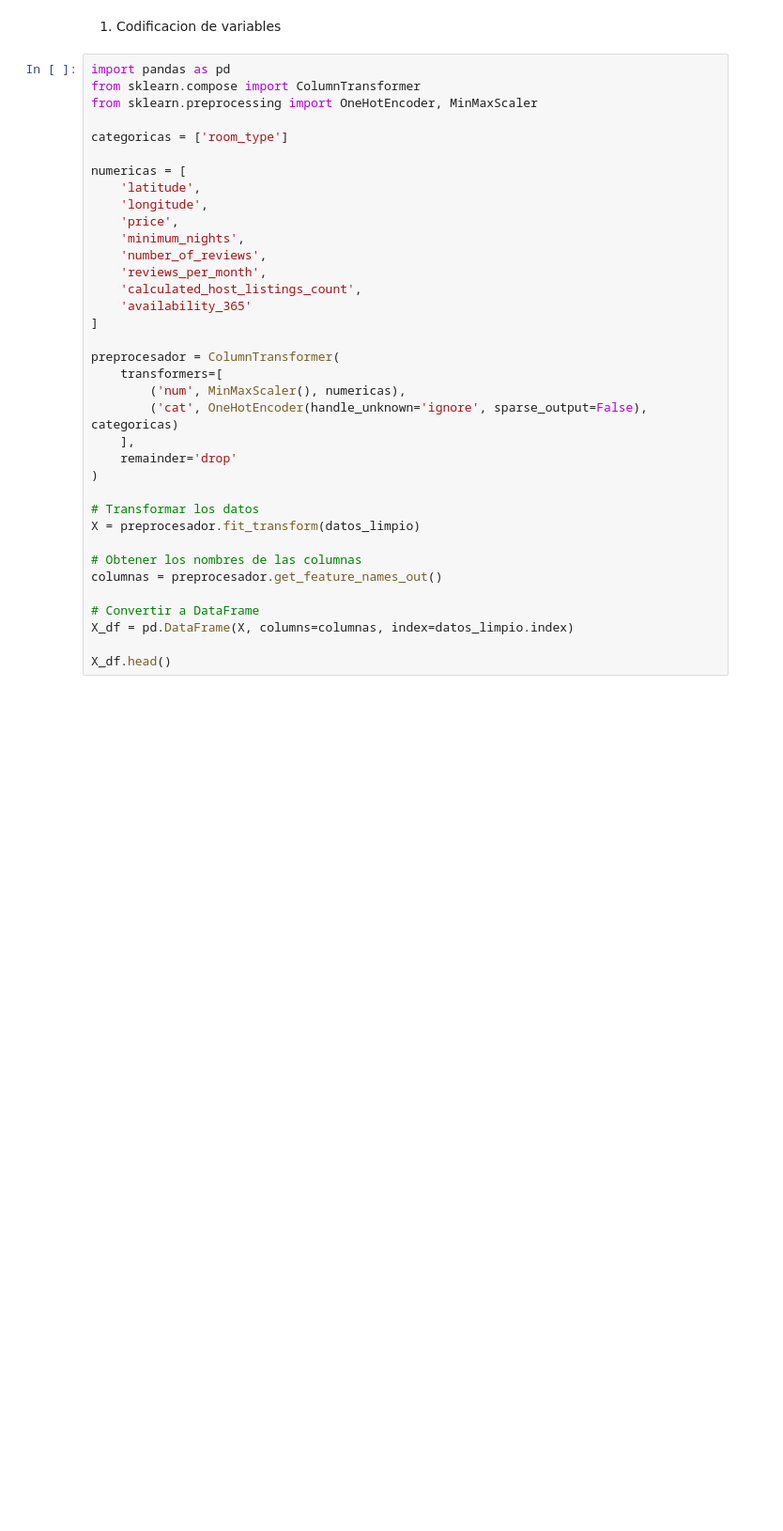
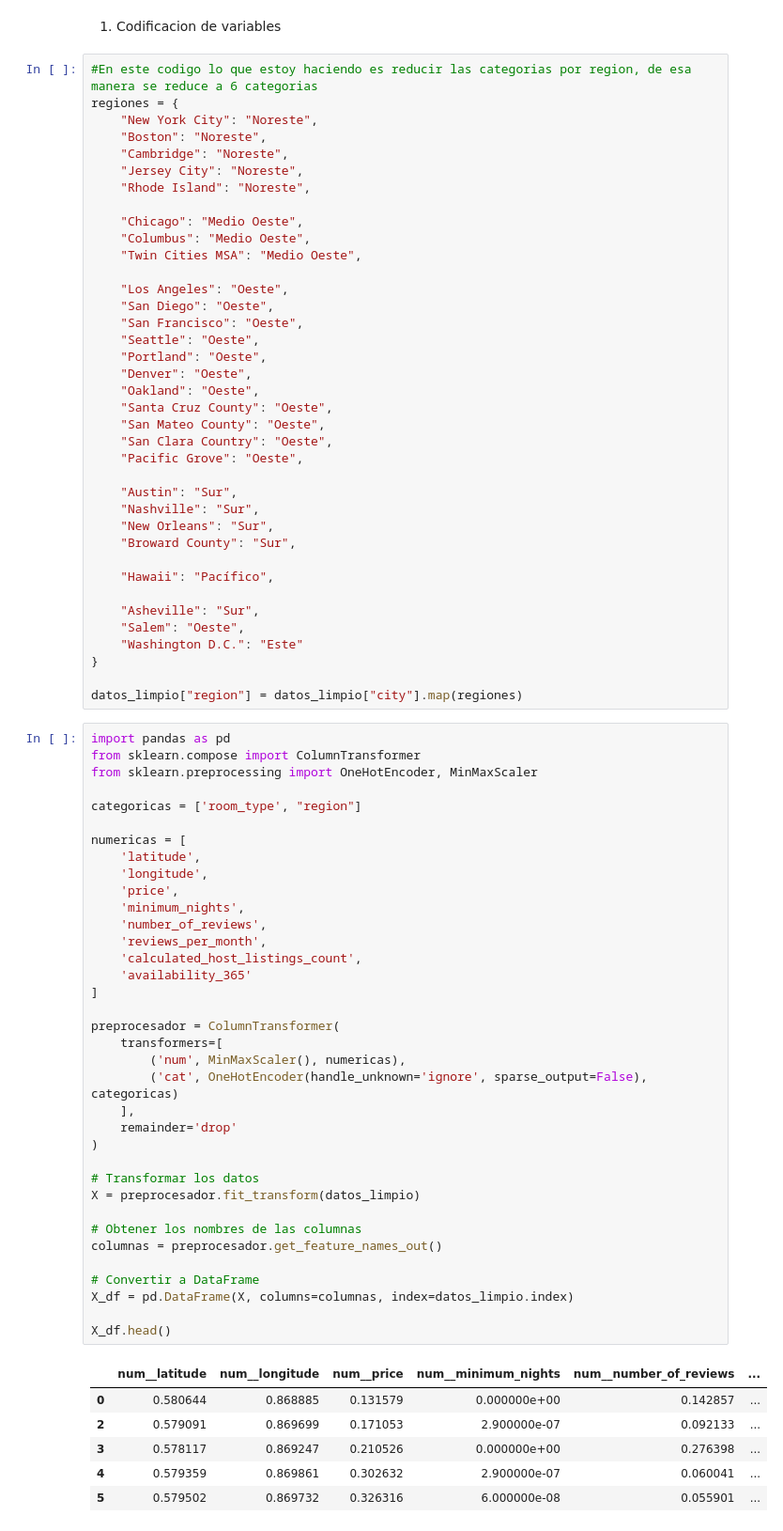
Before and after one commit to HaloReach2552/Proyecto-Data-Science-Airbnb, a Jupyter notebook: proyecto.ipynb, the cells around one changed output. Shown at 94% size. Drawn from its saved outputs; the diff is of its cells as text; blank space fills up the shorter version.

```diff
--- a/proyecto.ipynb
+++ b/proyecto.ipynb
@@ -237,38 +361,83 @@ datos_limpio.head(3)
 # %% [markdown]
 1. Codificacion de variables
+# %%
+#En este codigo lo que estoy haciendo es reducir las categorias por region, de esa manera se reduce a 6 categorias
+regiones = {
+    "New York City": "Noreste",
+    "Boston": "Noreste",
+    "Cambridge": "Noreste",
+    "Jersey City": "Noreste",
+    "Rhode Island": "Noreste",
+
+    "Chicago": "Medio Oeste",
+    "Columbus": "Medio Oeste",
+    "Twin Cities MSA": "Medio Oeste",
+
+    "Los Angeles": "Oeste",
+    "San Diego": "Oeste",
+    "San Francisco": "Oeste",
+    "Seattle": "Oeste",
+    "Portland": "Oeste",
+    "Denver": "Oeste",
+    "Oakland": "Oeste",
+    "Santa Cruz County": "Oeste",
+    "San Mateo County": "Oeste",
+    "San Clara Country": "Oeste",
+    "Pacific Grove": "Oeste",
+
+    "Austin": "Sur",
+    "Nashville": "Sur",
+    "New Orleans": "Sur",
+    "Broward County": "Sur",
+
+    "Hawaii": "Pacífico",
+
+    "Asheville": "Sur",
+    "Salem": "Oeste",
+    "Washington D.C.": "Este"
+}
+
+datos_limpio["region"] = datos_limpio["city"].map(regiones)
 # %%
 import pandas as pd
 from sklearn.compose import ColumnTransformer
 from sklearn.preprocessing import OneHotEncoder, MinMaxScaler
 
-categoricas = ['room_type']
+categoricas = ['room_type', "region"]
 
 numericas = [
     'latitude',
     'longitude',
     'price',
     'minimum_nights',
     'number_of_reviews',
     'reviews_per_month',
     'calculated_host_listings_count',
     'availability_365'
 ]
 
 preprocesador = ColumnTransformer(
     transformers=[
         ('num', MinMaxScaler(), numericas),
         ('cat', OneHotEncoder(handle_unknown='ignore', sparse_output=False), categoricas)
     ],
     remainder='drop'
 )
 
 # Transformar los datos
 X = preprocesador.fit_transform(datos_limpio)
 
 # Obtener los nombres de las columnas
 columnas = preprocesador.get_feature_names_out()
 
 # Convertir a DataFrame
 X_df = pd.DataFrame(X, columns=columnas, index=datos_limpio.index)
 
 X_df.head()
+# %% [output]
+|  | num__latitude | num__longitude | num__price | num__minimum_nights | num__number_of_reviews | ... |
+| 0 | 0.580644 | 0.868885 | 0.131579 | 0.000000e+00 | 0.142857 | ... |
+| 2 | 0.579091 | 0.869699 | 0.171053 | 2.900000e-07 | 0.092133 | ... |
+| 3 | 0.578117 | 0.869247 | 0.210526 | 0.000000e+00 | 0.276398 | ... |
+| 4 | 0.579359 | 0.869861 | 0.302632 | 2.900000e-07 | 0.060041 | ... |
+| 5 | 0.579502 | 0.869732 | 0.326316 | 6.000000e-08 | 0.055901 | ... |
```
Also changed, not shown: parts of 25 cells of this notebook.
